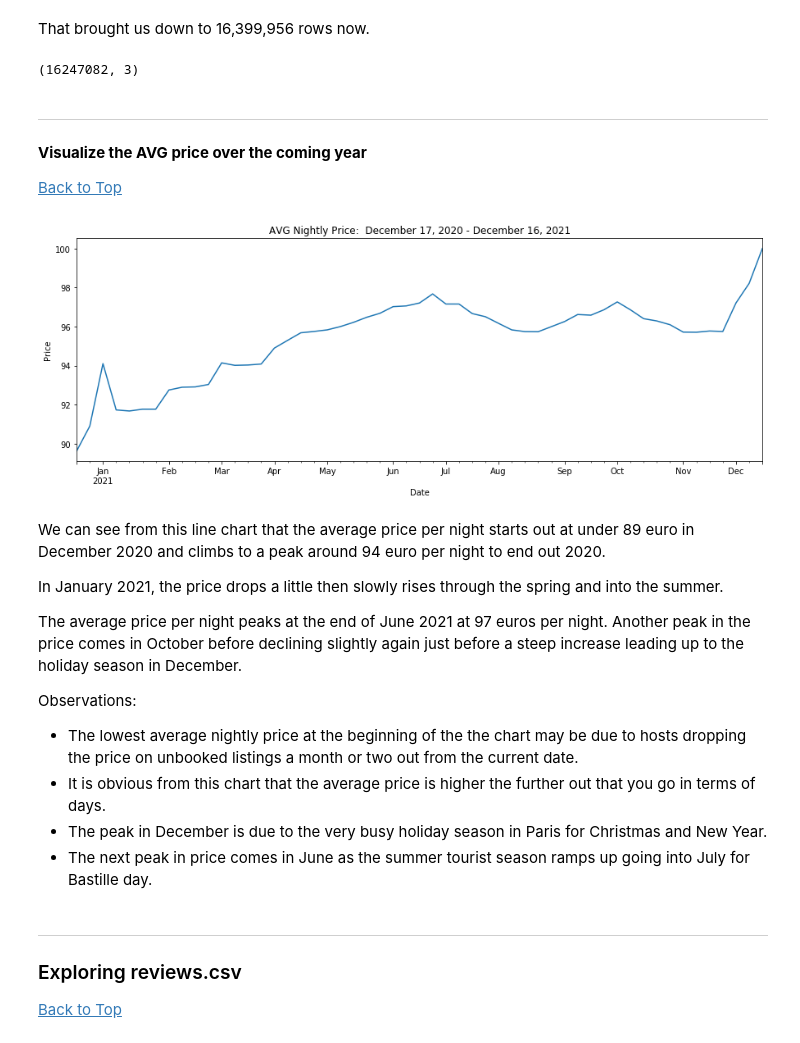
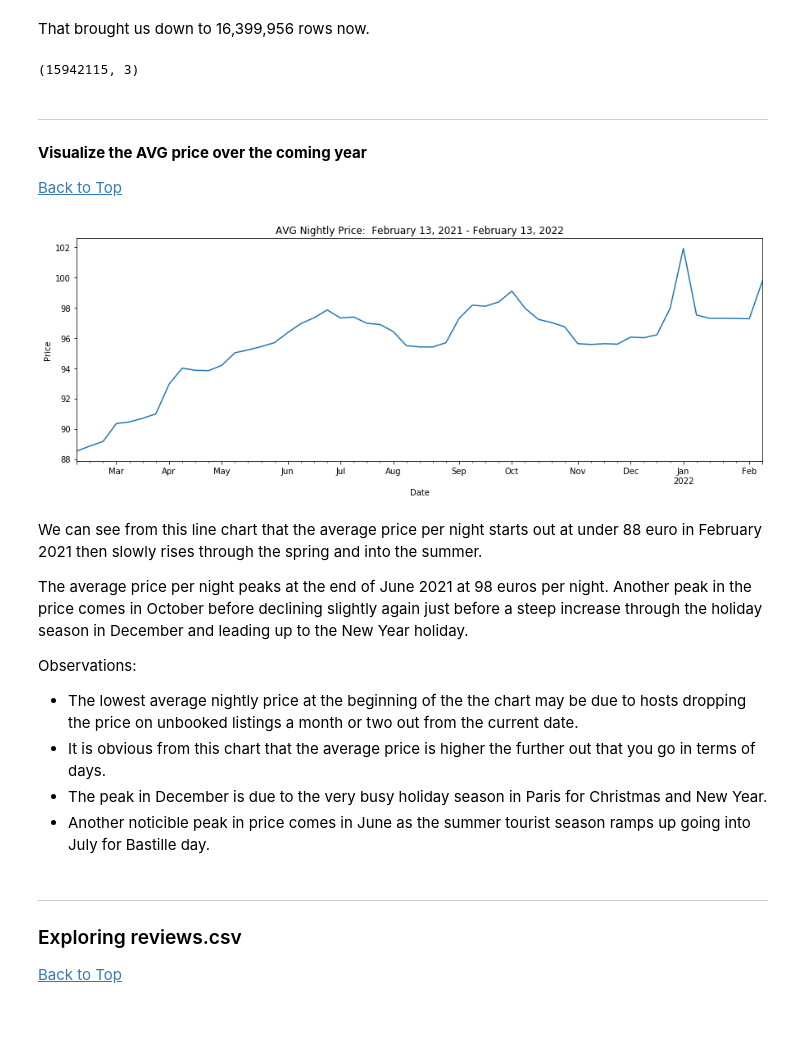
Before and after one commit to aaronbw/Airbnb_Paris, a Jupyter notebook: Airbnb_Paris_Project.ipynb, the cells around one changed output. Saved outputs shown, nothing was run; the diff lists cells and outputs as text; code cells hidden in the pictures.

```diff
--- a/Airbnb_Paris_Project.ipynb
+++ b/Airbnb_Paris_Project.ipynb
@@ -2223,10 +2224,10 @@ calendar_final.shape
 That brought us down to 16,399,956 rows now.
 # %%
 # Filter by date range so that the visualization uses only days that have the full range of data
-calendar_final = calendar_final[(calendar_final['date'] > '2020-12-17') & (calendar_final['date'] < '2021-12-16')]
+calendar_final = calendar_final[(calendar_final['date'] > '2021-02-13') & (calendar_final['date'] < '2022-02-12')]
 calendar_final.shape
 # %% [output]
-(16247082, 3)
+(15942115, 3)
 # %% [markdown]
 ***
 <a name="visualize"></a>
@@ -2236,31 +2237,29 @@ calendar_final.shape
 # %%
 fig, ax = plt.subplots(figsize=(15, 11))
 price_by_date = calendar_final.groupby(['date'])['price'].mean()
 
 plt.subplot(211)
 
 # Resample time series to weekly for easier visualization
 price_by_date.resample('W').mean().plot()
 
 plt.xlabel('Date')
 plt.ylabel('Price')
-plt.title('AVG Nightly Price:  December 17, 2020 - December 16, 2021')
+plt.title('AVG Nightly Price:  February 13, 2021 - February 13, 2022')
 
 plt.savefig('AVG_List_Price', bbox_inches='tight');
 # %% [output]
-[figure, old version]
+[figure, new version]
 # %% [markdown]
-We can see from this line chart that the average price per night starts out at under 89 euro in December 2020 and climbs to a peak around 94 euro per night to end out 2020.
+We can see from this line chart that the average price per night starts out at under 88 euro in February 2021 then slowly rises through the spring and into the summer.
 
-In January 2021, the price drops a little then slowly rises through the spring and into the summer.
-
-The average price per night peaks at the end of June 2021 at 97 euros per night. Another peak in the price comes in October before declining slightly again just before a steep increase leading up to the holiday season in December.
+The average price per night peaks at the end of June 2021 at 98 euros per night. Another peak in the price comes in October before declining slightly again just before a steep increase through the holiday season in December and leading up to the New Year holiday.
 
 Observations:
 - The lowest average nightly price at the beginning of the the chart may be due to hosts dropping the price on unbooked listings a month or two out from the current date.
 - It is obvious from this chart that the average price is higher the further out that you go in terms of days.
 - The peak in December is due to the very busy holiday season in Paris for Christmas and New Year.
-- The next peak in price comes in June as the summer tourist season ramps up going into July for Bastille day.
+- Another noticible peak in price comes in June as the summer tourist season ramps up going into July for Bastille day.
 # %% [markdown]
 ***
 <a name="reviews"></a>
```
Also changed, not shown: parts of 206 cells of this notebook.
